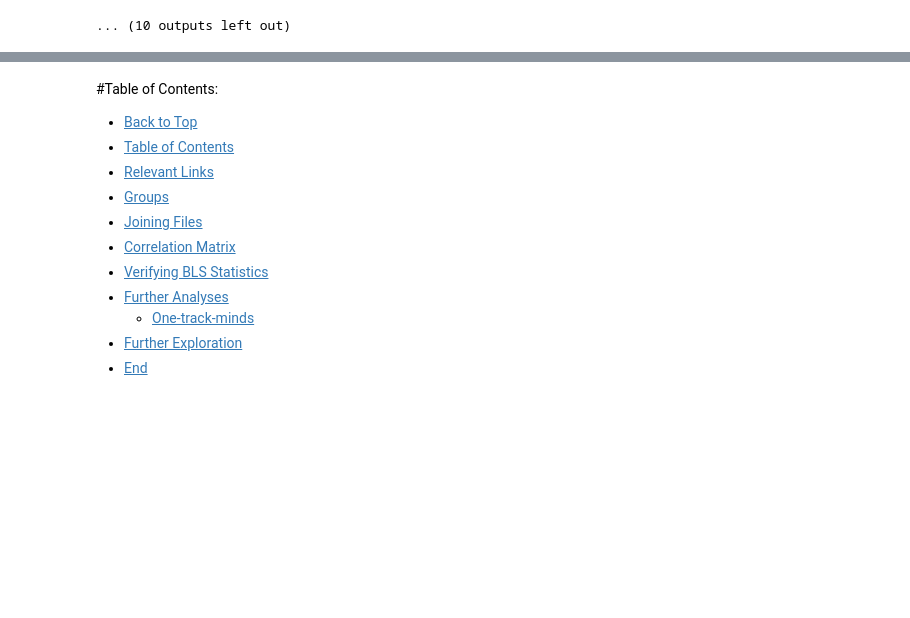
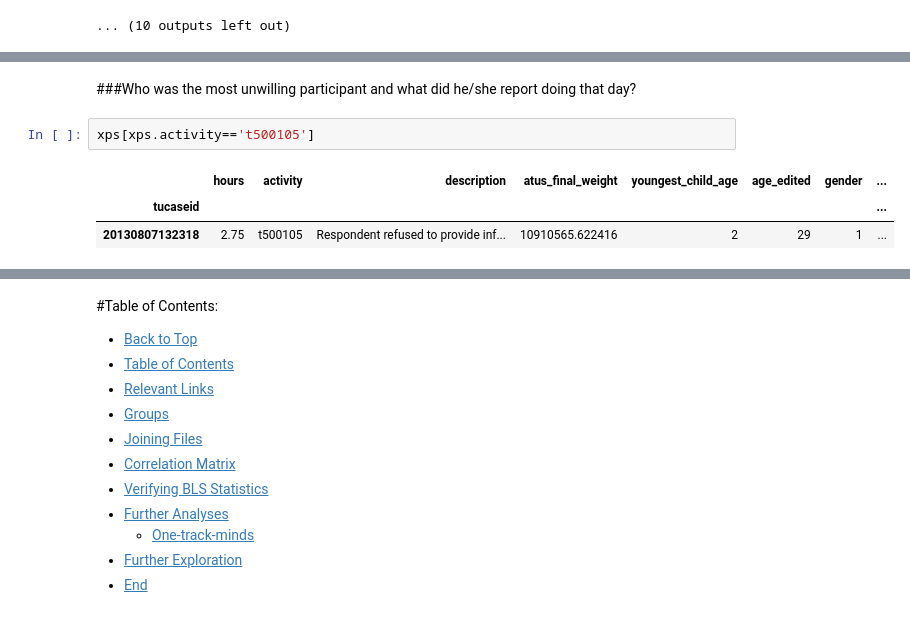
Before and after one commit to tiyd-python-2015-05/atus-analysis, a Jupyter notebook: ATUS_Analysis.ipynb, the cells around one changed output, grey strips where cells are left out. Drawn from its saved outputs; the diff is of its cells as text; blank space fills up the shorter version.

```diff
--- a/ATUS_Analysis.ipynb
+++ b/ATUS_Analysis.ipynb
@@ -593,3 +664,11 @@ a.loc[20130201130802]
 | 20130201130802 | 5 | 1 | 0 | -1 | 0 | -1 | -1 | -1 | -1 | ... |
 | 20130201130802 | 6 | 1 | 0 | -1 | 0 | -1 | -1 | -1 | -1 | ... |
 | 20130201130802 | 7 | -1 | 0 | -1 | 0 | -1 | -1 | -1 | -1 | ... |
+# %% [markdown]
+###Who was the most unwilling participant and what did he/she report doing that day?
+# %%
+xps[xps.activity=='t500105']
+# %% [output]
+|  | hours | activity | description | atus_final_weight | youngest_child_age | age_edited | gender | ... |
+| tucaseid |  |  |  |  |  |  |  | ... |
+| 20130807132318 | 2.75 | t500105 | Respondent refused to provide inf... | 10910565.622416 | 2 | 29 | 1 | ... |
```
Also changed, not shown: parts of 22 cells of this notebook, 2 other files.
